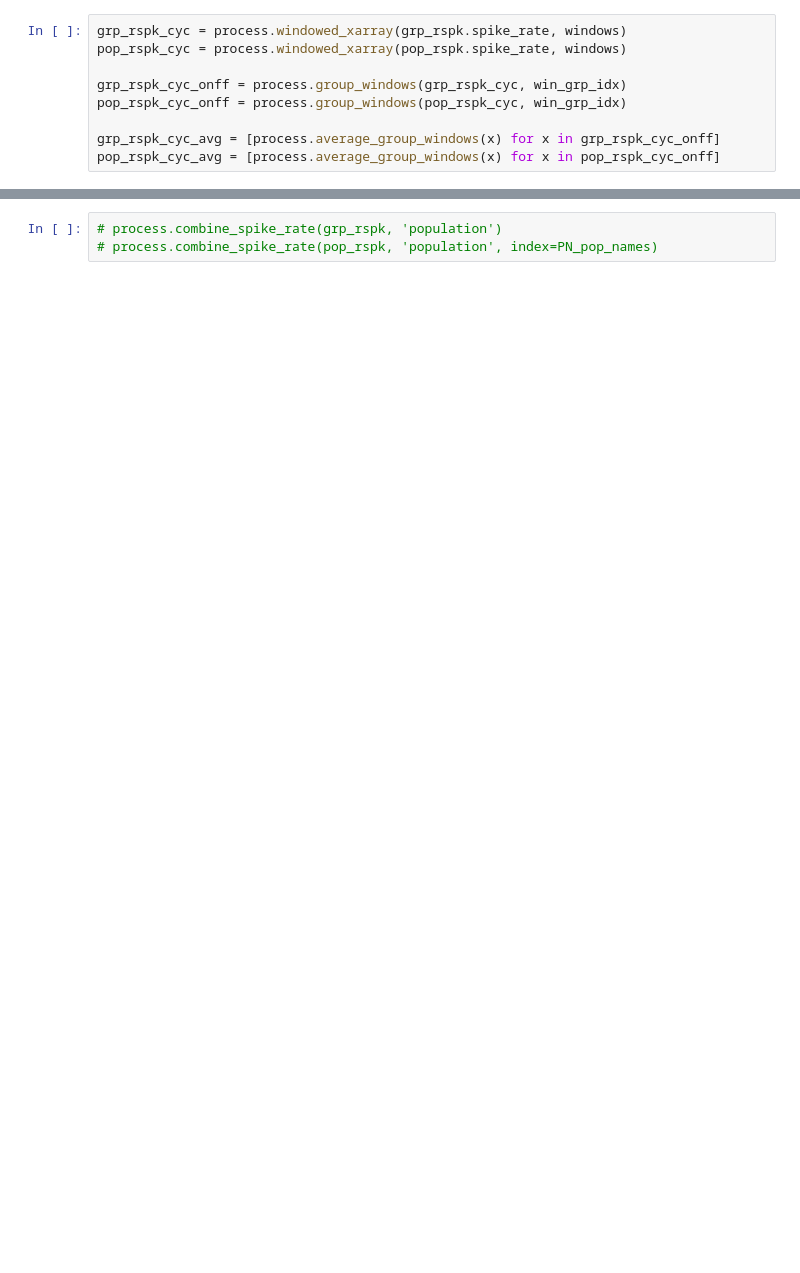
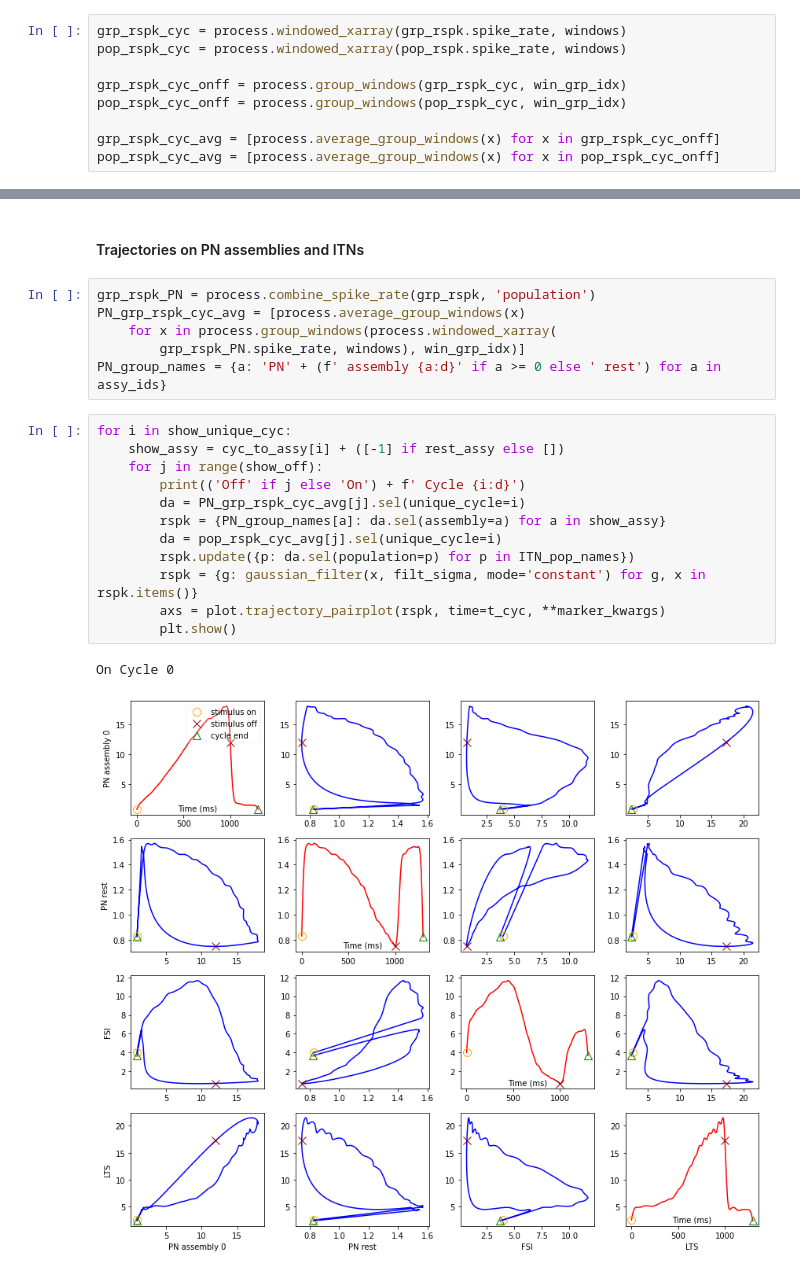
Before and after one commit to chenziao/M1ten_thousand, a Jupyter notebook: Analysis/Analyze_Population.ipynb, the cells around one changed output, grey strips where cells are left out. Saved outputs shown, nothing was run; the diff lists cells and outputs as text; blank space fills up the shorter version.

```diff
--- a/Analysis/Analyze_Population.ipynb
+++ b/Analysis/Analyze_Population.ipynb
@@ -164,3 +195,23 @@ plt.show()
+# %% [markdown]
+#### Trajectories on PN assemblies and ITNs
 # %%
-# process.combine_spike_rate(grp_rspk, 'population')
-# process.combine_spike_rate(pop_rspk, 'population', index=PN_pop_names)
+grp_rspk_PN = process.combine_spike_rate(grp_rspk, 'population')
+PN_grp_rspk_cyc_avg = [process.average_group_windows(x)
+    for x in process.group_windows(process.windowed_xarray(
+        grp_rspk_PN.spike_rate, windows), win_grp_idx)]
+PN_group_names = {a: 'PN' + (f' assembly {a:d}' if a >= 0 else ' rest') for a in assy_ids}
+# %%
+for i in show_unique_cyc:
+    show_assy = cyc_to_assy[i] + ([-1] if rest_assy else [])
+    for j in range(show_off):
+        print(('Off' if j else 'On') + f' Cycle {i:d}')
+        da = PN_grp_rspk_cyc_avg[j].sel(unique_cycle=i)
+        rspk = {PN_group_names[a]: da.sel(assembly=a) for a in show_assy}
+        da = pop_rspk_cyc_avg[j].sel(unique_cycle=i)
+        rspk.update({p: da.sel(population=p) for p in ITN_pop_names})
+        rspk = {g: gaussian_filter(x, filt_sigma, mode='constant') for g, x in rspk.items()}
+        axs = plot.trajectory_pairplot(rspk, time=t_cyc, **marker_kwargs)
+        plt.show()
+# %% [output]
+On Cycle 0
+[figure, added]
```
Also changed, not shown: parts of 11 cells of this notebook, 24 other files.
